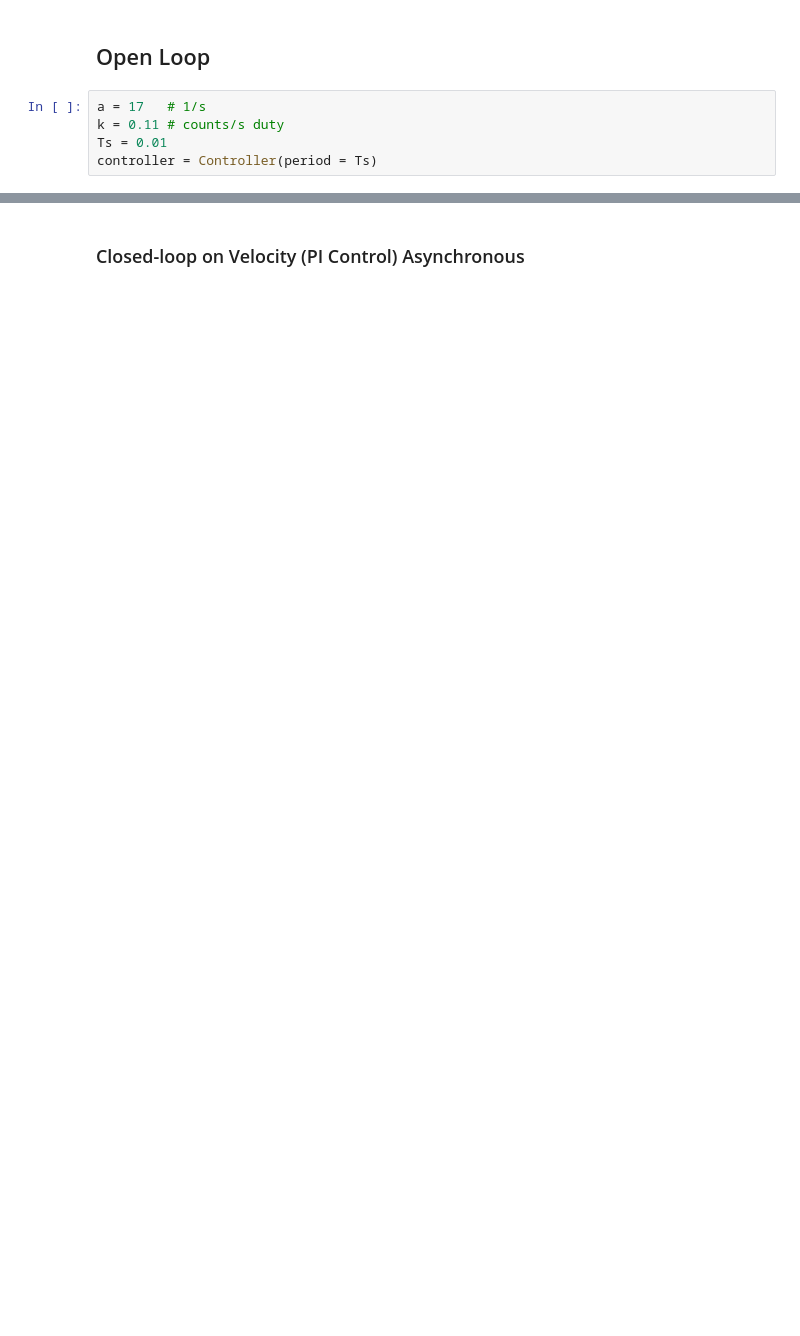
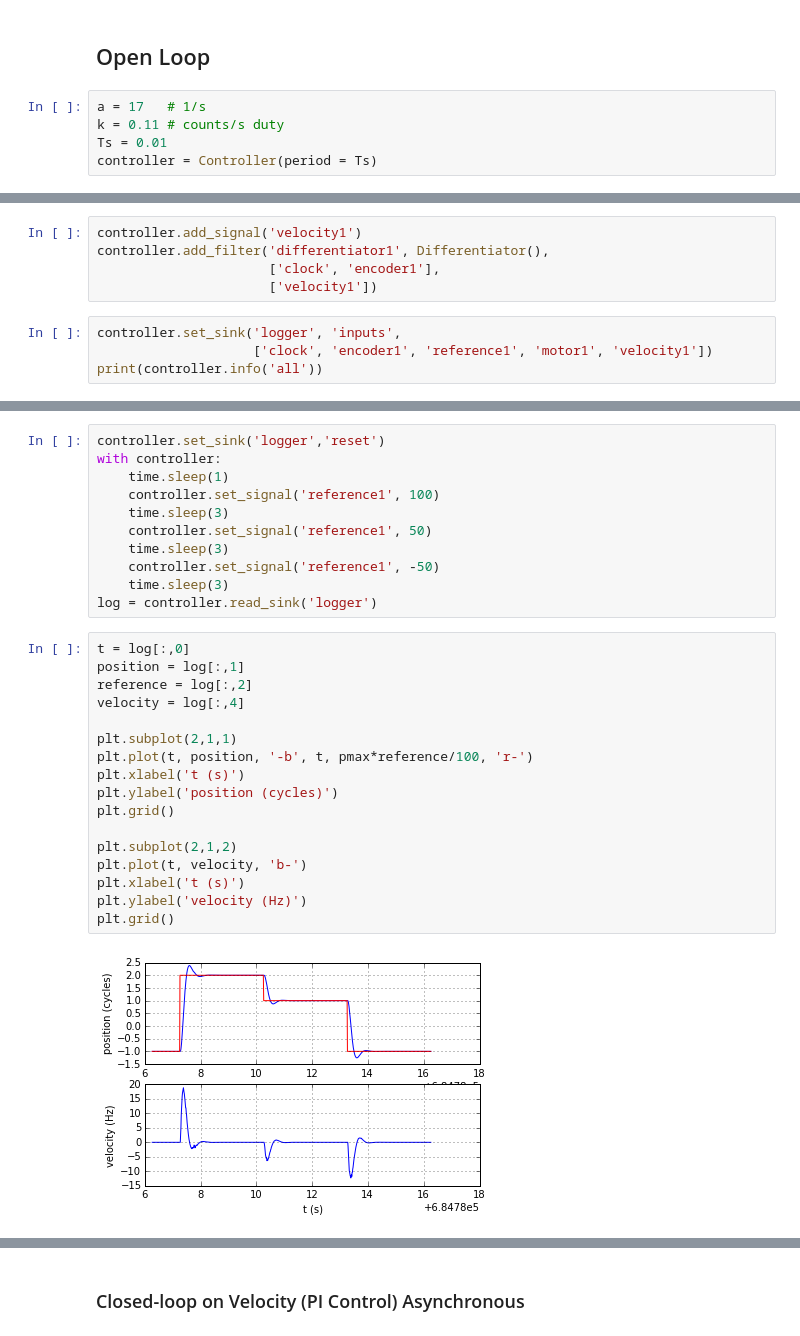
Before and after one commit to mcdeoliveira/pyctrl, a Jupyter notebook: python/notebook/SimulateController.ipynb, the cells around one changed output, grey strips where cells are left out. Drawn from its saved outputs; the diff is of its cells as text; blank space fills up the shorter version.

```diff
--- a/python/notebook/SimulateController.ipynb
+++ b/python/notebook/SimulateController.ipynb
@@ -67,0 +120,9 @@ controller.set_controller1(Proportional(9 / k, reference / 100))
+# %%
+controller.add_signal('velocity1')
+controller.add_filter('differentiator1', Differentiator(),
+                      ['clock', 'encoder1'],
+                      ['velocity1'])
+# %%
+controller.set_sink('logger', 'inputs',
+                    ['clock', 'encoder1', 'reference1', 'motor1', 'velocity1'])
+print(controller.info('all'))
@@ -67,0 +146,30 @@ controller.set_controller1(Proportional(9 / k, reference / 100))
+# %%
+controller.set_sink('logger','reset')
+with controller:
+    time.sleep(1)
+    controller.set_signal('reference1', 100)
+    time.sleep(3)
+    controller.set_signal('reference1', 50)
+    time.sleep(3)
+    controller.set_signal('reference1', -50)
+    time.sleep(3)
+log = controller.read_sink('logger')
+# %%
+t = log[:,0]
+position = log[:,1]
+reference = log[:,2]
+velocity = log[:,4]
+
+plt.subplot(2,1,1)
+plt.plot(t, position, '-b', t, pmax*reference/100, 'r-')
+plt.xlabel('t (s)')
+plt.ylabel('position (cycles)')
+plt.grid()
+
+plt.subplot(2,1,2)
+plt.plot(t, velocity, 'b-')
+plt.xlabel('t (s)')
+plt.ylabel('velocity (Hz)')
+plt.grid()
+# %% [output]
+[figure, added]
```
Also changed, not shown: parts of 35 cells of this notebook, 4 other files.
